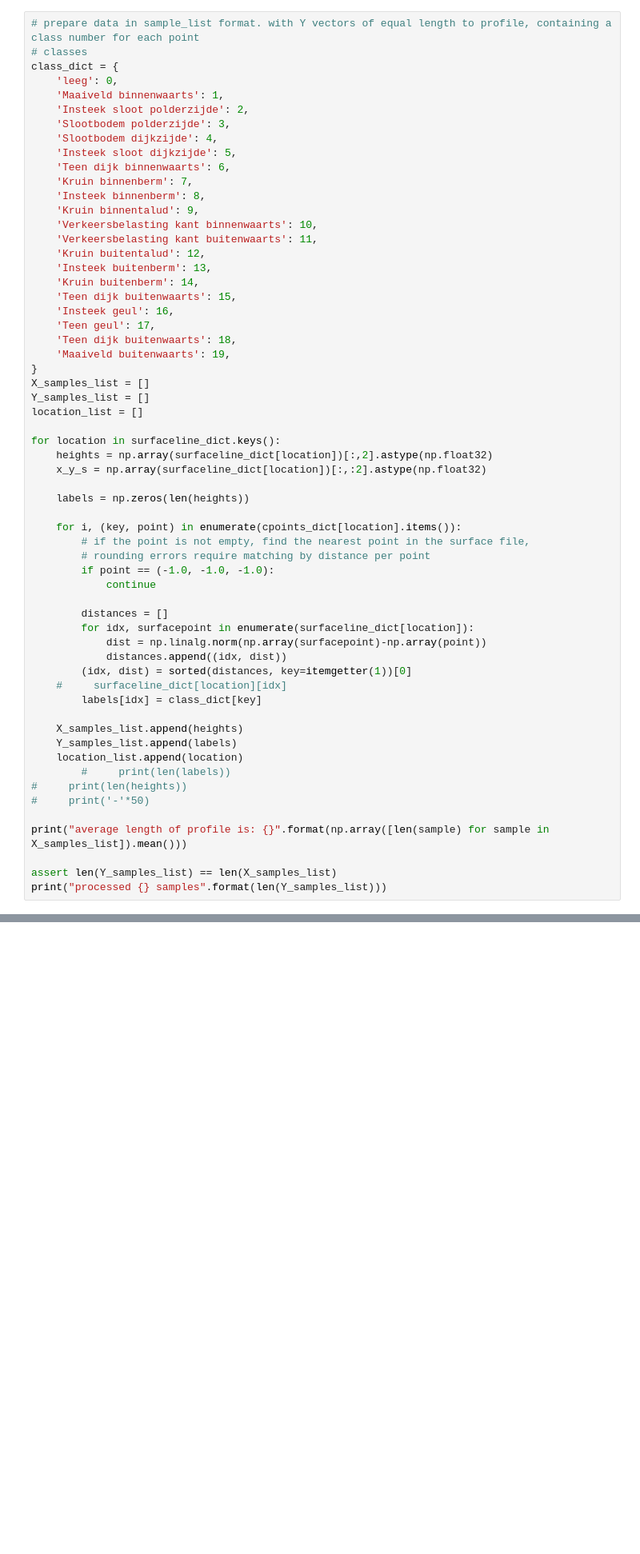
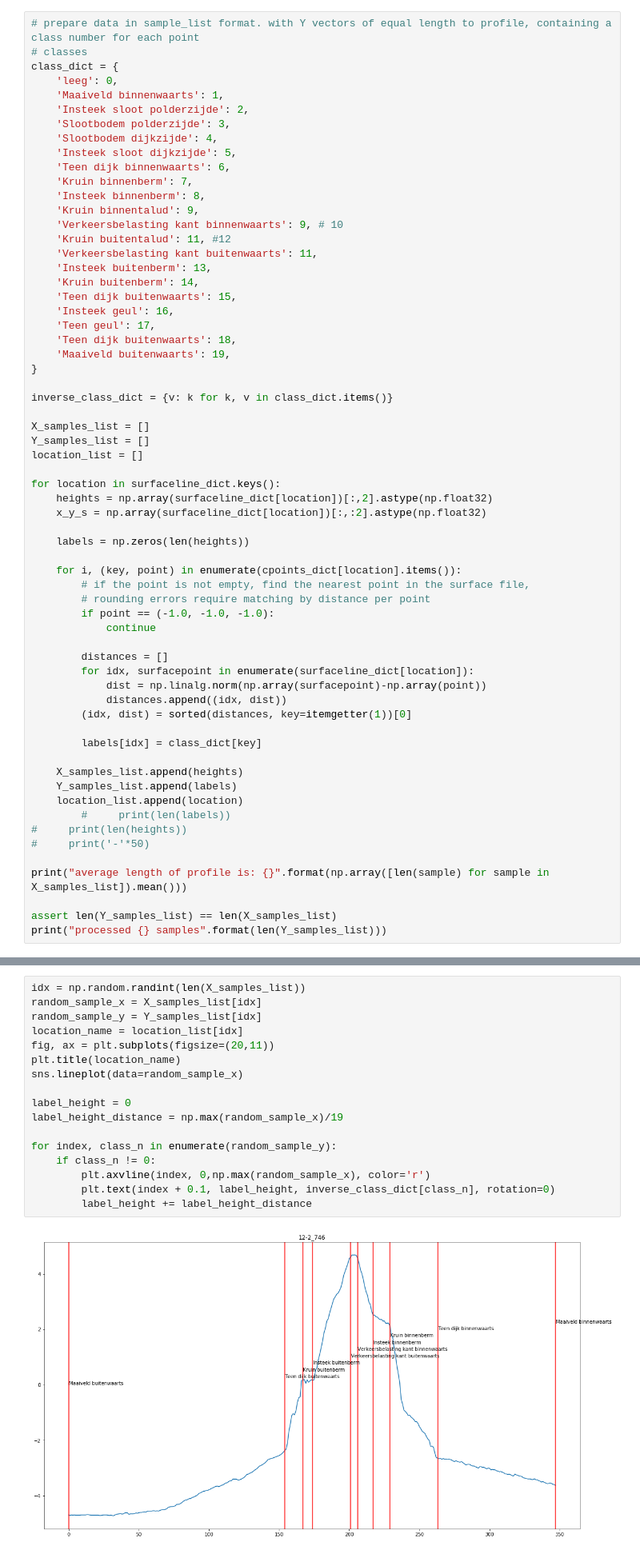
Before and after one commit to HHNK/HHNK-dijkprofiel, a Jupyter notebook: dijk_analysis.ipynb, the cells around one changed output, grey strips where cells are left out. Shown at 80% size. Cells and saved outputs as stored; diff of their text form; blank space fills up the shorter version.

```diff
--- a/dijk_analysis.ipynb
+++ b/dijk_analysis.ipynb
@@ -80,9 +90,9 @@ class_dict = {
     'Kruin binnenberm': 7,
     'Insteek binnenberm': 8,
     'Kruin binnentalud': 9,
-    'Verkeersbelasting kant binnenwaarts': 10,
+    'Verkeersbelasting kant binnenwaarts': 9, # 10
+    'Kruin buitentalud': 11, #12
     'Verkeersbelasting kant buitenwaarts': 11,
-    'Kruin buitentalud': 12,
     'Insteek buitenberm': 13,
     'Kruin buitenberm': 14,
     'Teen dijk buitenwaarts': 15,
@@ -91,6 +101,9 @@ class_dict = {
     'Teen dijk buitenwaarts': 18,
     'Maaiveld buitenwaarts': 19,
 }
+
+inverse_class_dict = {v: k for k, v in class_dict.items()}
+
 X_samples_list = []
 Y_samples_list = []
 location_list = []
@@ -112,7 +125,7 @@ for location in surfaceline_dict.keys():
             dist = np.linalg.norm(np.array(surfacepoint)-np.array(point))
             distances.append((idx, dist))
         (idx, dist) = sorted(distances, key=itemgetter(1))[0]
-    #     surfaceline_dict[location][idx]
+
         labels[idx] = class_dict[key]
 
     X_samples_list.append(heights)
@@ -132,3 +147,22 @@ processed 822 samples
+# %%
+idx = np.random.randint(len(X_samples_list))
+random_sample_x = X_samples_list[idx]
+random_sample_y = Y_samples_list[idx]
+location_name = location_list[idx]
+fig, ax = plt.subplots(figsize=(20,11))
+plt.title(location_name)
+sns.lineplot(data=random_sample_x)
+
+label_height = 0
+label_height_distance = np.max(random_sample_x)/19
+
+for index, class_n in enumerate(random_sample_y):
+    if class_n != 0:
+        plt.axvline(index, 0,np.max(random_sample_x), color='r')
+        plt.text(index + 0.1, label_height, inverse_class_dict[class_n], rotation=0)
+        label_height += label_height_distance
+# %% [output]
+[figure, added]
 # %% [markdown]
 ### filter unwanted examples
 # %%
```
Also changed, not shown: parts of 23 cells of this notebook.
